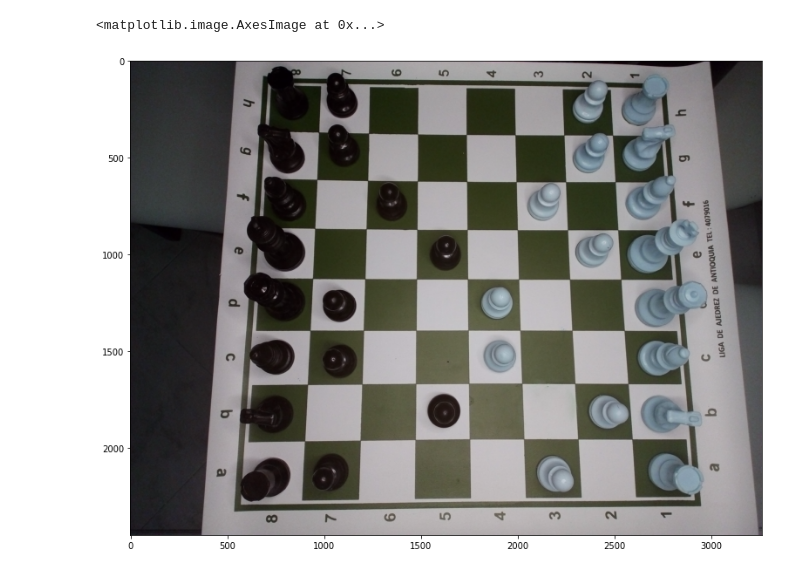
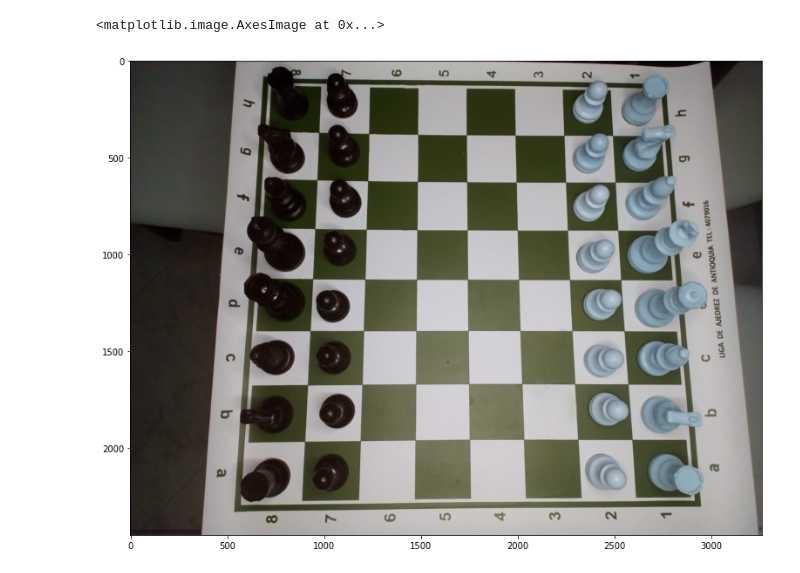
Before and after one commit to SantiagoGuiral/ress, a Jupyter notebook: pruebas/framediff.ipynb, the cells around one changed output. Drawn from its saved outputs; the diff is of its cells as text; code cells hidden in the pictures.

```diff
--- a/pruebas/framediff.ipynb
+++ b/pruebas/framediff.ipynb
@@ -5,10 +5,10 @@ import matplotlib.pyplot as plt
 
 kernel = np.ones((7, 7), np.uint8)
 # %%
-im1=cv2.imread("./subs/d26.jpg")
+im1=cv2.imread("./subs/d10.jpg")
 plt.figure(figsize = (16,10))
 plt.imshow(im1)
 # %% [output]
 <matplotlib.image.AxesImage at 0x...>
-[figure, old version]
+[figure, new version]
 # %%
```
Also changed, not shown: parts of 8 cells of this notebook, 2 other files.
